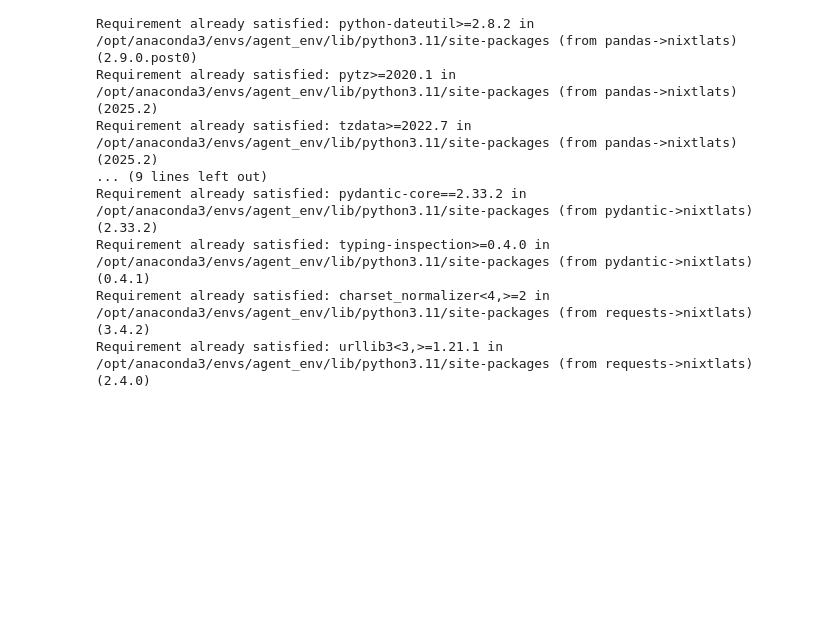
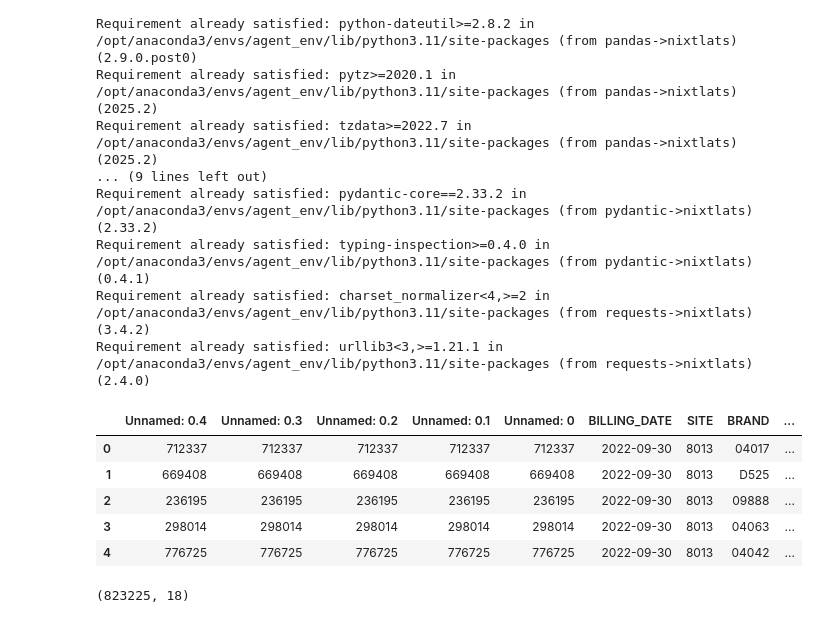
Before and after one commit to siddhm11/ml_agents, a Jupyter notebook: datascience/check.ipynb, the cells around one changed output. Drawn from its saved outputs; the diff is of its cells as text; code cells hidden in the pictures; blank space fills up the shorter version.

Commit message:
data science

```diff
--- a/datascience/check.ipynb
+++ b/datascience/check.ipynb
@@ -20,6 +20,14 @@ Requirement already satisfied: charset_normalizer<4,>=2 in /opt/anaconda3/envs/a
 Requirement already satisfied: urllib3<3,>=1.21.1 in /opt/anaconda3/envs/agent_env/lib/python3.11/site-packages (from requests->nixtlats) (2.4.0)
 # %%
 df = pd.read_csv("data-8013-trends.csv")
+df.head()
+# %% [output]
+|  | Unnamed: 0.4 | Unnamed: 0.3 | Unnamed: 0.2 | Unnamed: 0.1 | Unnamed: 0 | BILLING_DATE | SITE | BRAND | ... |
+| 0 | 712337 | 712337 | 712337 | 712337 | 712337 | 2022-09-30 | 8013 | 04017 | ... |
+| 1 | 669408 | 669408 | 669408 | 669408 | 669408 | 2022-09-30 | 8013 | D525 | ... |
+| 2 | 236195 | 236195 | 236195 | 236195 | 236195 | 2022-09-30 | 8013 | 09888 | ... |
+| 3 | 298014 | 298014 | 298014 | 298014 | 298014 | 2022-09-30 | 8013 | 04063 | ... |
+| 4 | 776725 | 776725 | 776725 | 776725 | 776725 | 2022-09-30 | 8013 | 04042 | ... |
 # %%
 df['BILLING_DATE'] = pd.to_datetime(df['BILLING_DATE'])
 
@@ -34,0 +44,6 @@ df_sorted = df.sort_values(by='BILLING_DATE')
+# %%
+# The error occurs because 'shape' is not a standalone function; it is an attribute of DataFrame objects.
+# To get the shape of df_sorted, use:
+df_sorted.shape
+# %% [output]
+(823225, 18)
```
Also changed, not shown: parts of 9 cells of this notebook, 2 other files.
